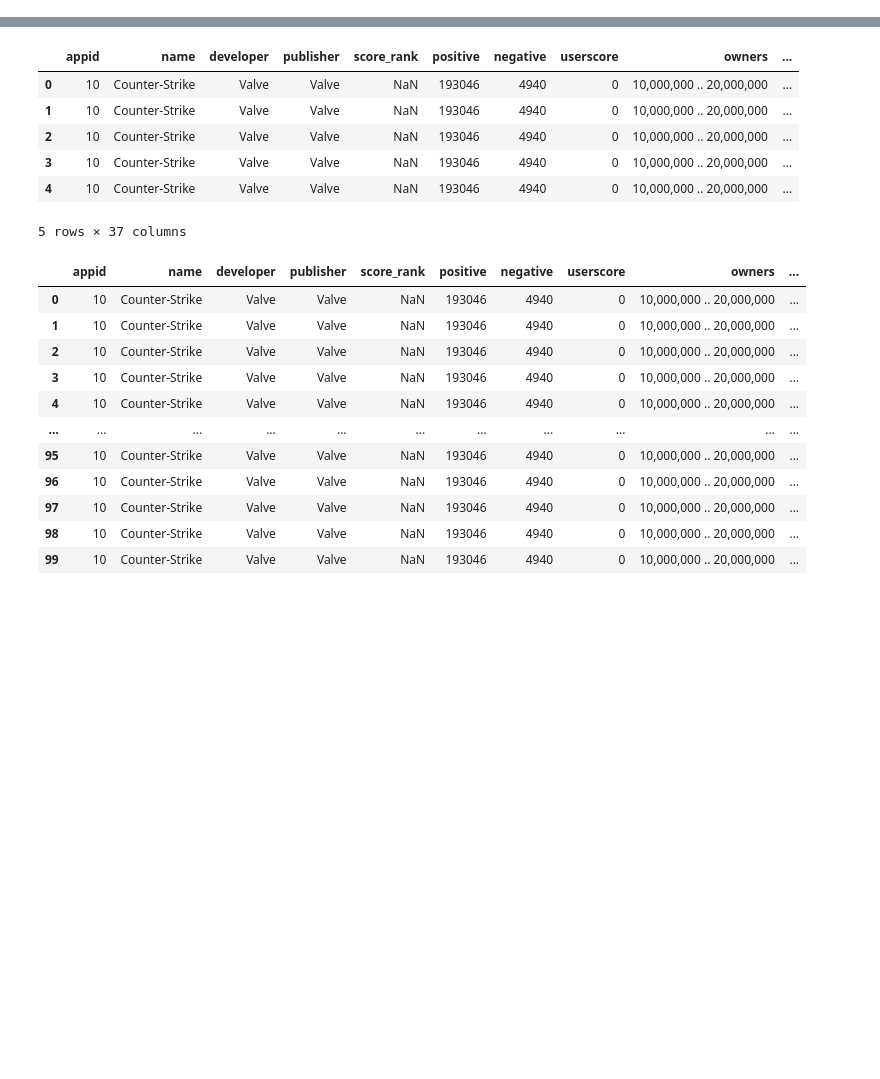
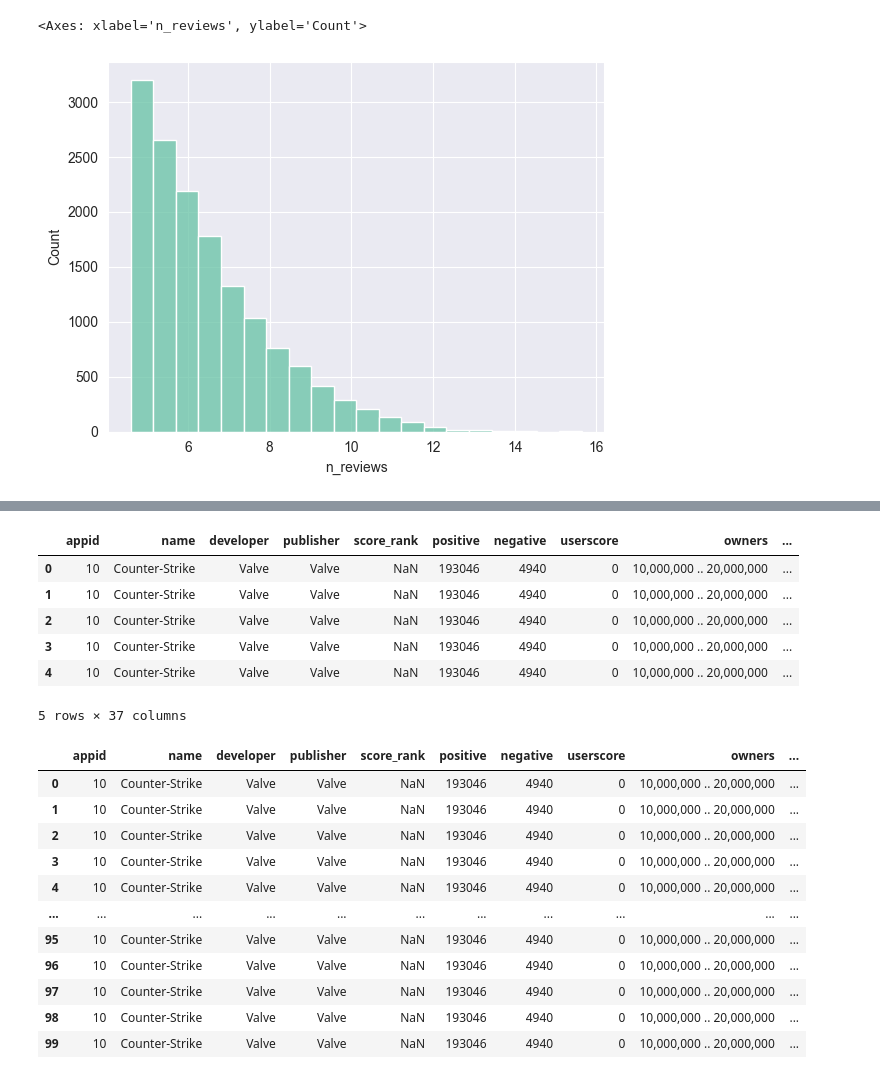
Before and after one commit to Mattcalcaterra/steamMarketPrediction, a Jupyter notebook: Final Project.ipynb, the cells around one changed output, grey strips where cells are left out. Drawn from its saved outputs; the diff is of its cells as text; code cells hidden in the pictures; blank space fills up the shorter version.

```diff
--- a/Final Project.ipynb
+++ b/Final Project.ipynb
@@ -26,0 +233,5 @@ merged_df = pd.merge(games_df, reviews_df, on='appid')
+# %%
+sns.histplot(np.log(games_df["n_reviews"]), bins=20)
+# %% [output]
+<Axes: xlabel='n_reviews', ylabel='Count'>
+[figure, added]
```
Also changed, not shown: parts of 83 cells of this notebook.
